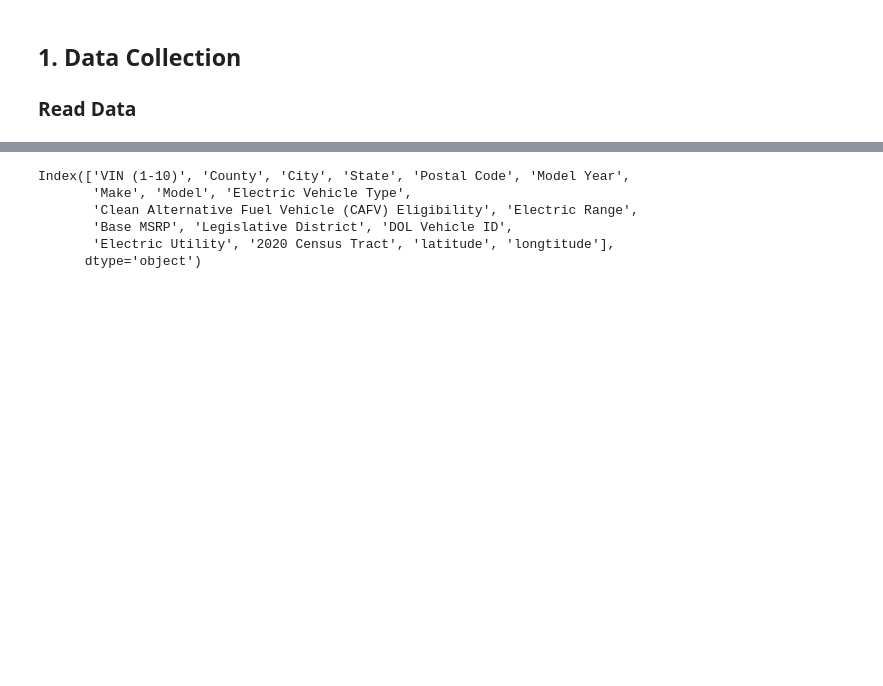
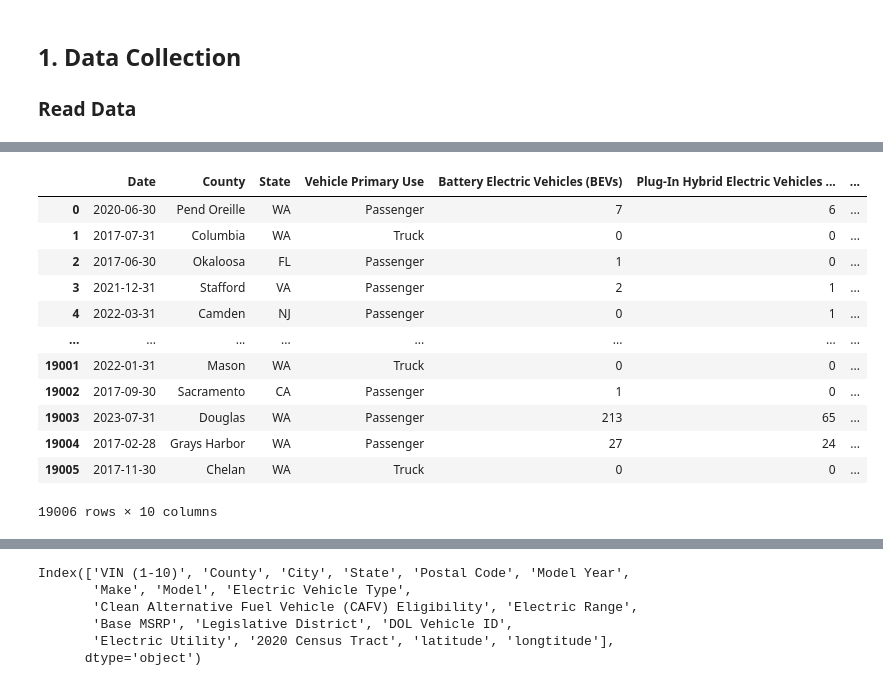
Before and after one commit to EV-viz/project554, a Jupyter notebook: preprocessing/data_processing-H.ipynb, the cells around one changed output, grey strips where cells are left out. Saved outputs shown, nothing was run; the diff lists cells and outputs as text; code cells hidden in the pictures; blank space fills up the shorter version.

```diff
--- a/preprocessing/data_processing-H.ipynb
+++ b/preprocessing/data_processing-H.ipynb
@@ -24,0 +29,17 @@ sorted(res)
+# %%
+dfhis = pd.read_csv(os.path.join(path, 'EV_populationByCounty.csv'))
+dfhis
+# %% [output]
+|  | Date | County | State | Vehicle Primary Use | Battery Electric Vehicles (BEVs) | Plug-In Hybrid Electric Vehicles ... | ... |
+| 0 | 2020-06-30 | Pend Oreille | WA | Passenger | 7 | 6 | ... |
+| 1 | 2017-07-31 | Columbia | WA | Truck | 0 | 0 | ... |
+| 2 | 2017-06-30 | Okaloosa | FL | Passenger | 1 | 0 | ... |
+| 3 | 2021-12-31 | Stafford | VA | Passenger | 2 | 1 | ... |
+| 4 | 2022-03-31 | Camden | NJ | Passenger | 0 | 1 | ... |
+| ... | ... | ... | ... | ... | ... | ... | ... |
+| 19001 | 2022-01-31 | Mason | WA | Truck | 0 | 0 | ... |
+| 19002 | 2017-09-30 | Sacramento | CA | Passenger | 1 | 0 | ... |
+| 19003 | 2023-07-31 | Douglas | WA | Passenger | 213 | 65 | ... |
+| 19004 | 2017-02-28 | Grays Harbor | WA | Passenger | 27 | 24 | ... |
+| 19005 | 2017-11-30 | Chelan | WA | Truck | 0 | 0 | ... |
+19006 rows × 10 columns
```
Also changed, not shown: parts of 47 cells of this notebook, 12 other files.
